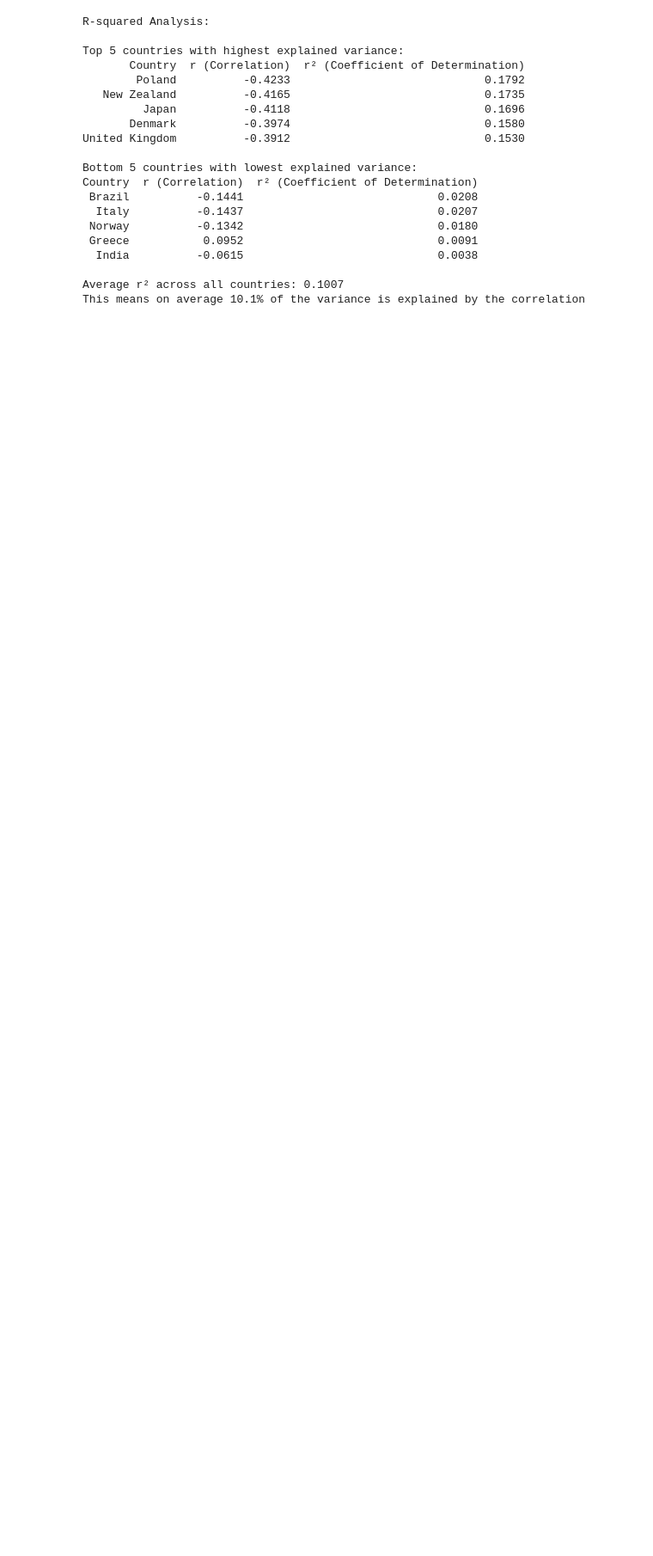
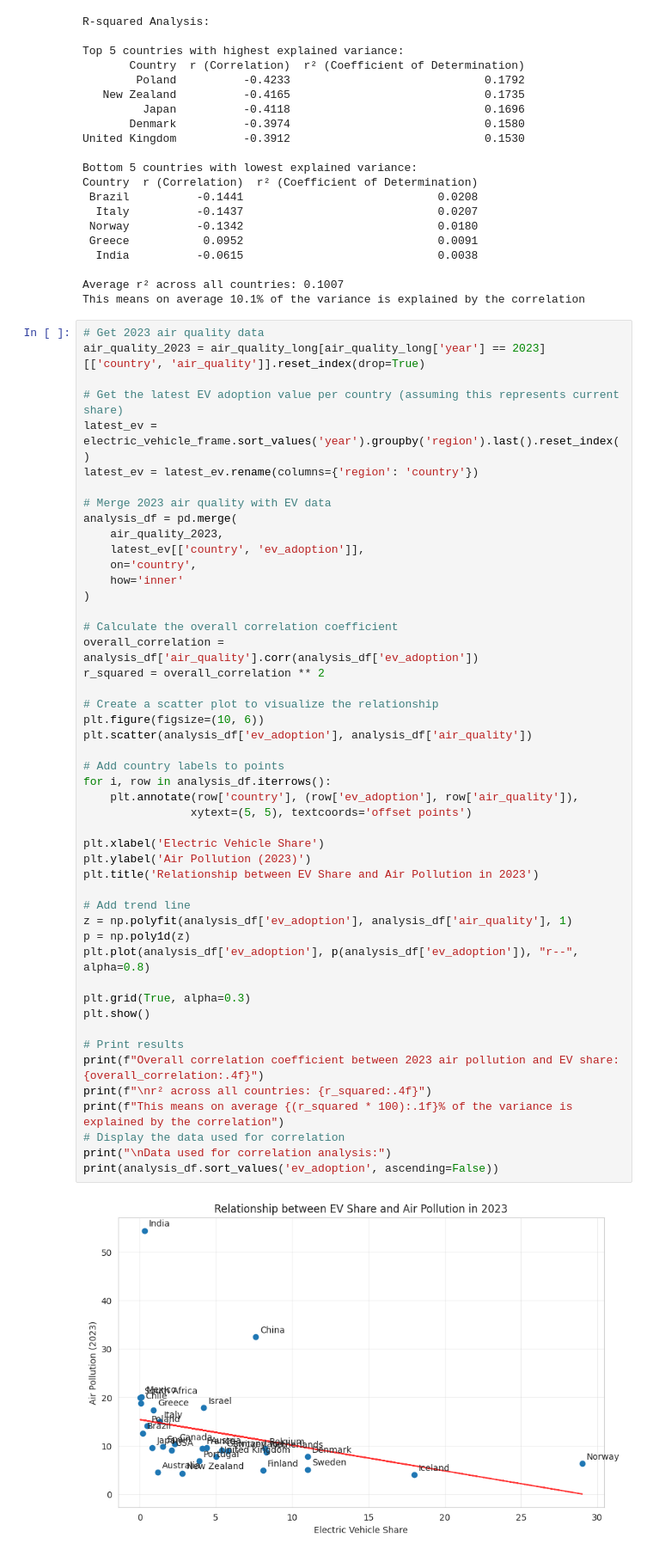
Before and after one commit to johanneshaberlah/electric-vehicle-air-quality-analysis, a Jupyter notebook: electric-vehicles-air-quality.ipynb, the cells around one changed output. Shown at 86% size. Cells and saved outputs as stored; diff of their text form; blank space fills up the shorter version.

Commit message:
Kaggle Notebook | Impact of Electric Vehicles on the Air Quality | Version 8

```diff
--- a/electric-vehicles-air-quality.ipynb
+++ b/electric-vehicles-air-quality.ipynb
@@ -348,3 +348,53 @@ Country  r (Correlation)  r² (Coefficient of Determination)
 
 Average r² across all countries: 0.1007
 This means on average 10.1% of the variance is explained by the correlation
+# %%
+# Get 2023 air quality data
+air_quality_2023 = air_quality_long[air_quality_long['year'] == 2023][['country', 'air_quality']].reset_index(drop=True)
+
+# Get the latest EV adoption value per country (assuming this represents current share)
+latest_ev = electric_vehicle_frame.sort_values('year').groupby('region').last().reset_index()
+latest_ev = latest_ev.rename(columns={'region': 'country'})
+
+# Merge 2023 air quality with EV data
+analysis_df = pd.merge(
+    air_quality_2023,
+    latest_ev[['country', 'ev_adoption']],
+    on='country',
+    how='inner'
+)
+
+# Calculate the overall correlation coefficient
+overall_correlation = analysis_df['air_quality'].corr(analysis_df['ev_adoption'])
+r_squared = overall_correlation ** 2
+
+# Create a scatter plot to visualize the relationship
+plt.figure(figsize=(10, 6))
+plt.scatter(analysis_df['ev_adoption'], analysis_df['air_quality'])
+
+# Add country labels to points
+for i, row in analysis_df.iterrows():
+    plt.annotate(row['country'], (row['ev_adoption'], row['air_quality']),
+                xytext=(5, 5), textcoords='offset points')
+
+plt.xlabel('Electric Vehicle Share')
+plt.ylabel('Air Pollution (2023)')
+plt.title('Relationship between EV Share and Air Pollution in 2023')
+
+# Add trend line
+z = np.polyfit(analysis_df['ev_adoption'], analysis_df['air_quality'], 1)
+p = np.poly1d(z)
+plt.plot(analysis_df['ev_adoption'], p(analysis_df['ev_adoption']), "r--", alpha=0.8)
+
+plt.grid(True, alpha=0.3)
+plt.show()
+
+# Print results
+print(f"Overall correlation coefficient between 2023 air pollution and EV share: {overall_correlation:.4f}")
+print(f"\nr² across all countries: {r_squared:.4f}")
+print(f"This means on average {(r_squared * 100):.1f}% of the variance is explained by the correlation")
+# Display the data used for correlation
+print("\nData used for correlation analysis:")
+print(analysis_df.sort_values('ev_adoption', ascending=False))
+# %% [output]
+[figure, added]
```
Also changed, not shown: parts of 1 cell of this notebook.
